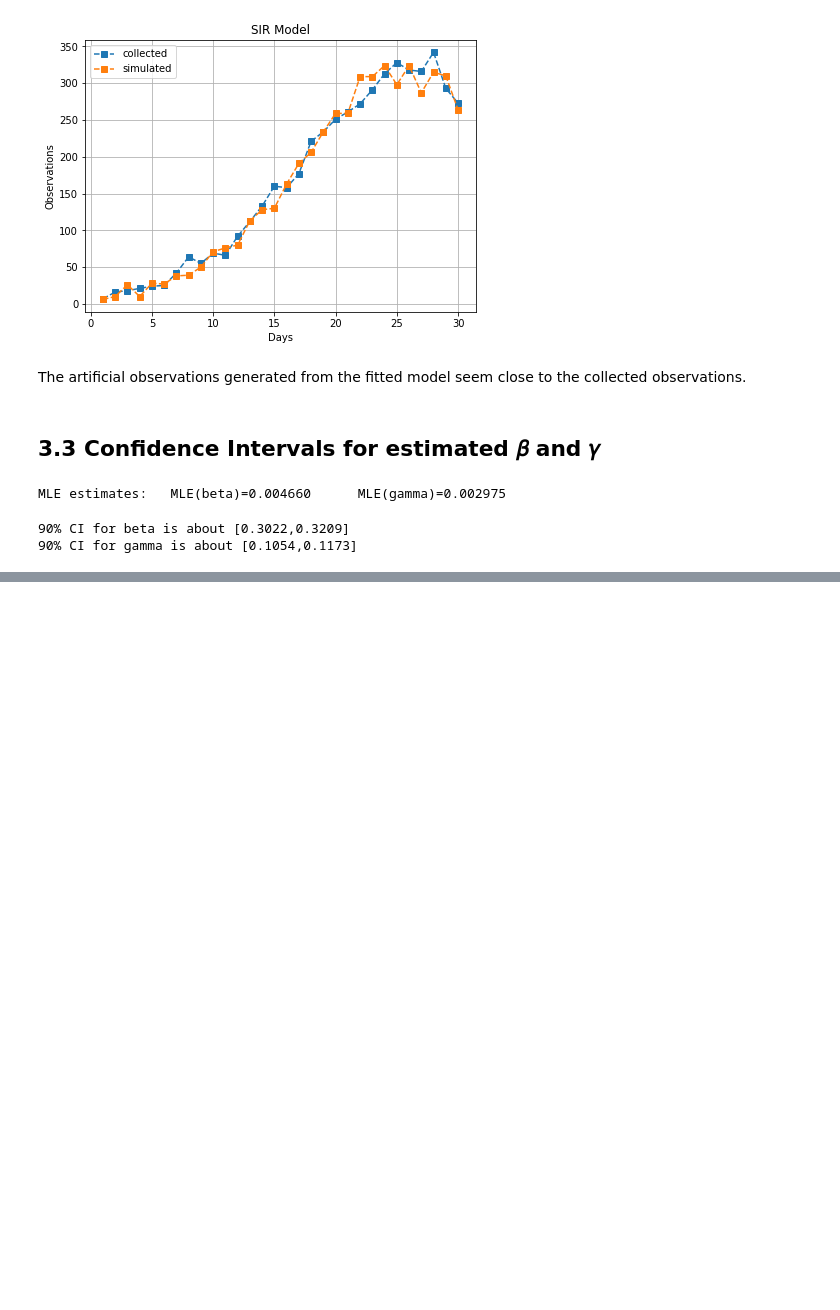
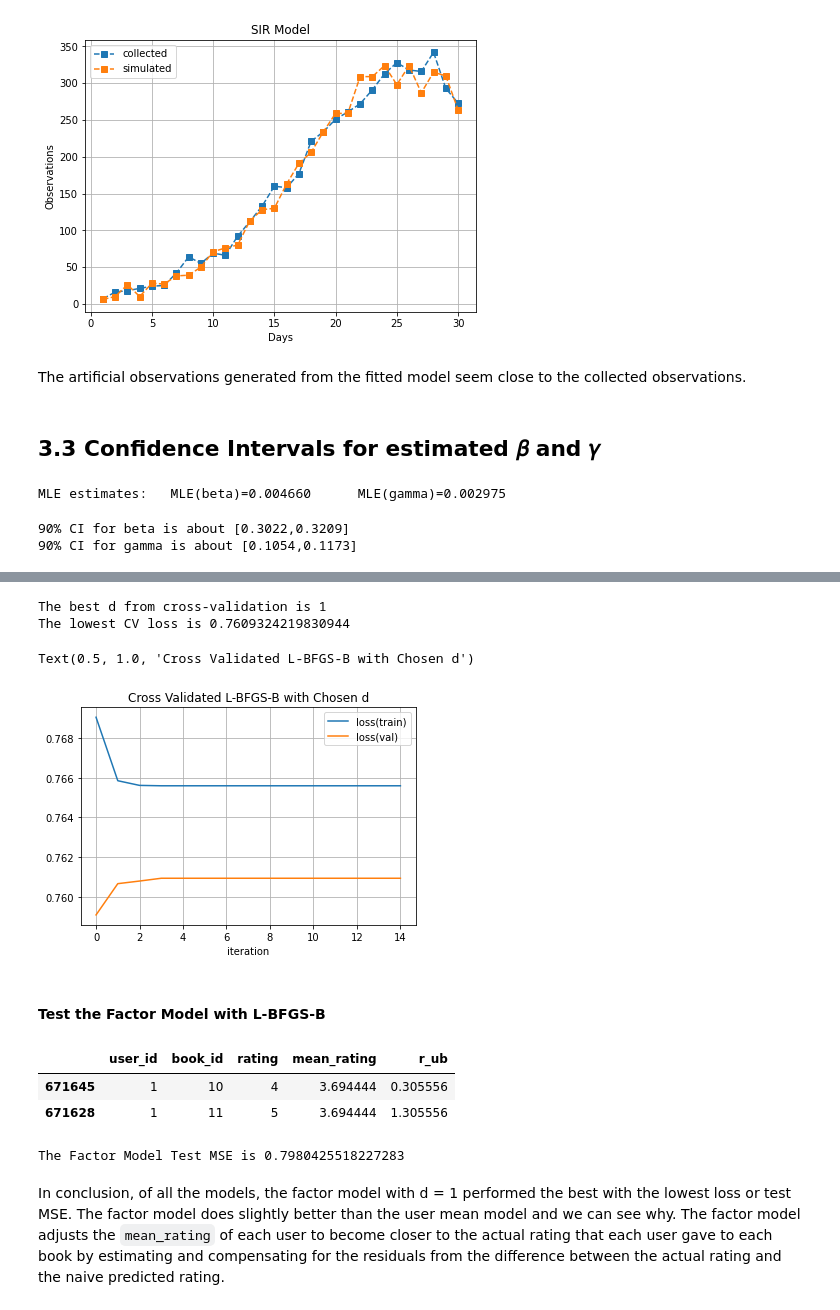
Before and after one commit to joycelim98/DSA4212, a Jupyter notebook: assignment_2_01.ipynb, the cells around one changed output, grey strips where cells are left out. Cells and saved outputs as stored; diff of their text form; code cells hidden in the pictures; blank space fills up the shorter version.

```diff
--- a/assignment_2_01.ipynb
+++ b/assignment_2_01.ipynb
@@ -632,0 +1674,7 @@ print("90% CI for gamma is about [{0:2.4f},{1:2.4f}]".format(gamma_MLE - 2*std_g
+# %%
+# Convert the integer columns ie user_id, book_id and rating into npy
+
+val_int_npy = onp.array(fact_val[['user_id','book_id','rating']])
+val_int_npy[:,0] = val_int_npy[:,0] - 1
+val_int_npy[:,1] = val_int_npy[:,1] - 1
+print(val_int_npy)
@@ -632,0 +1695,7 @@ print("90% CI for gamma is about [{0:2.4f},{1:2.4f}]".format(gamma_MLE - 2*std_g
+# %%
+# Get wu for every user
+d=5
+num_of_users = len(fact_train['user_id'].unique())
+w_u_init = onp.random.normal(0,2,size=(num_of_users,d))
+print(w_u_init)
+print(w_u_init.shape)
@@ -632,0 +1711,7 @@ print("90% CI for gamma is about [{0:2.4f},{1:2.4f}]".format(gamma_MLE - 2*std_g
+# %%
+# Get wu for every user
+d=5
+num_of_books = len(fact_train['book_id'].unique())
+w_b_init = onp.random.normal(0,2,size=(num_of_books,d))
+print(w_b_init)
+print(w_b_init.shape)
@@ -632,0 +1842,35 @@ print("90% CI for gamma is about [{0:2.4f},{1:2.4f}]".format(gamma_MLE - 2*std_g
+# %%
+print("The best d from cross-validation is", best_d)
+print("The lowest CV loss is", lowest_cv_loss)
+# %% [output]
+The best d from cross-validation is 1
+The lowest CV loss is 0.7609324219830944
+# %%
+# Extract the histories corresponding to the best_d
+
+d_index = list_of_d.index(best_d)
+best_train_loss_history = all_train_loss_history[d_index]
+best_val_loss_history = all_val_loss_history[d_index]
+# %%
+# Plot the loss histories
+
+iters = range(0,n_iter)
+plt.plot(iters,best_train_loss_history,label="loss(train)")
+plt.plot(iters,best_val_loss_history,label="loss(val)")
+plt.legend()
+plt.grid(True)
+plt.xlabel("iteration")
+plt.title("Cross Validated L-BFGS-B with Chosen d")
+# %% [output]
+Text(0.5, 1.0, 'Cross Validated L-BFGS-B with Chosen d')
+[figure, added]
+# %% [markdown]
+#### Test the Factor Model with L-BFGS-B
+# %%
+fact_test = r_test.copy()
+naive_train = fact_train.copy()
+display(naive_train.head(2))
+# %% [output]
+|  | user_id | book_id | rating | mean_rating | r_ub |
+| 671645 | 1 | 10 | 4 | 3.694444 | 0.305556 |
+| 671628 | 1 | 11 | 5 | 3.694444 | 1.305556 |
@@ -632,0 +1898,7 @@ print("90% CI for gamma is about [{0:2.4f},{1:2.4f}]".format(gamma_MLE - 2*std_g
+# %%
+test_mse = test_loss(r_test,naive_train,best_U,best_B)
+print("The Factor Model Test MSE is", test_mse)
+# %% [output]
+The Factor Model Test MSE is 0.7980425518227283
+# %% [markdown]
+In conclusion, of all the models, the factor model with d = 1 performed the best with the lowest loss or test MSE. The factor model does slightly better than the user mean model and we can see why. The factor model adjusts the `mean_rating` of each user to become closer to the actual rating that each user gave to each book by estimating and compensating for the residuals from the difference between the actual rating and the naive predicted rating.
```
Also changed, not shown: parts of 142 cells of this notebook.
